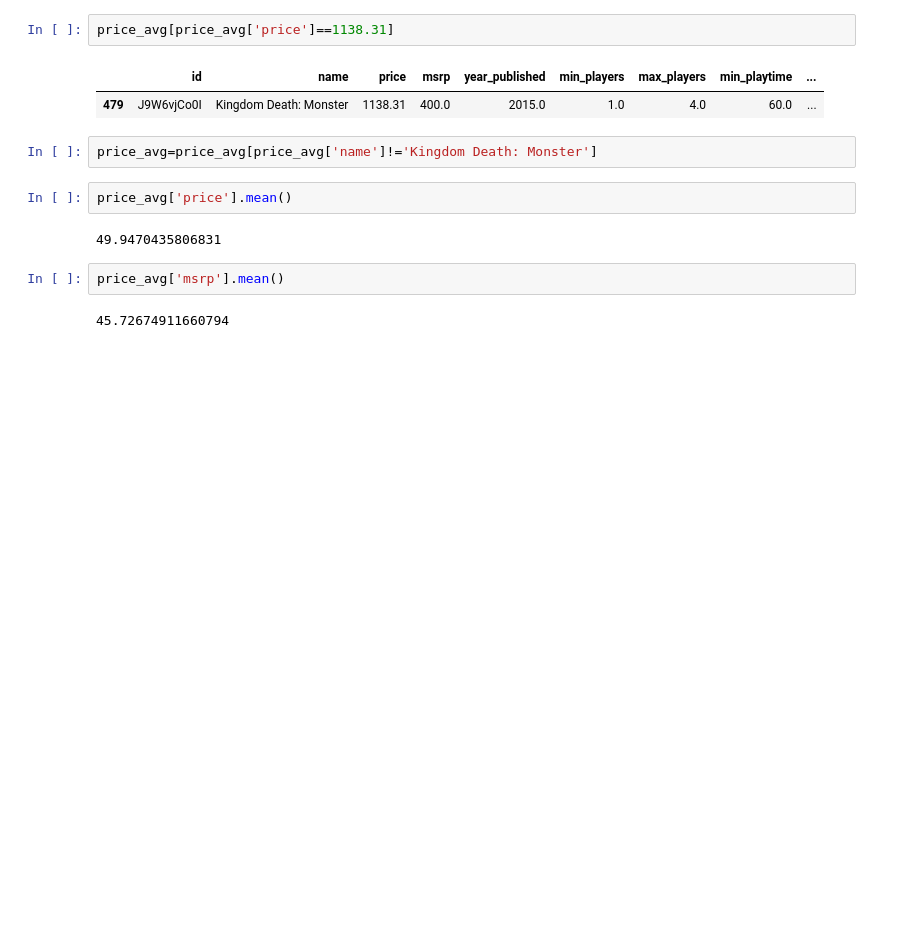
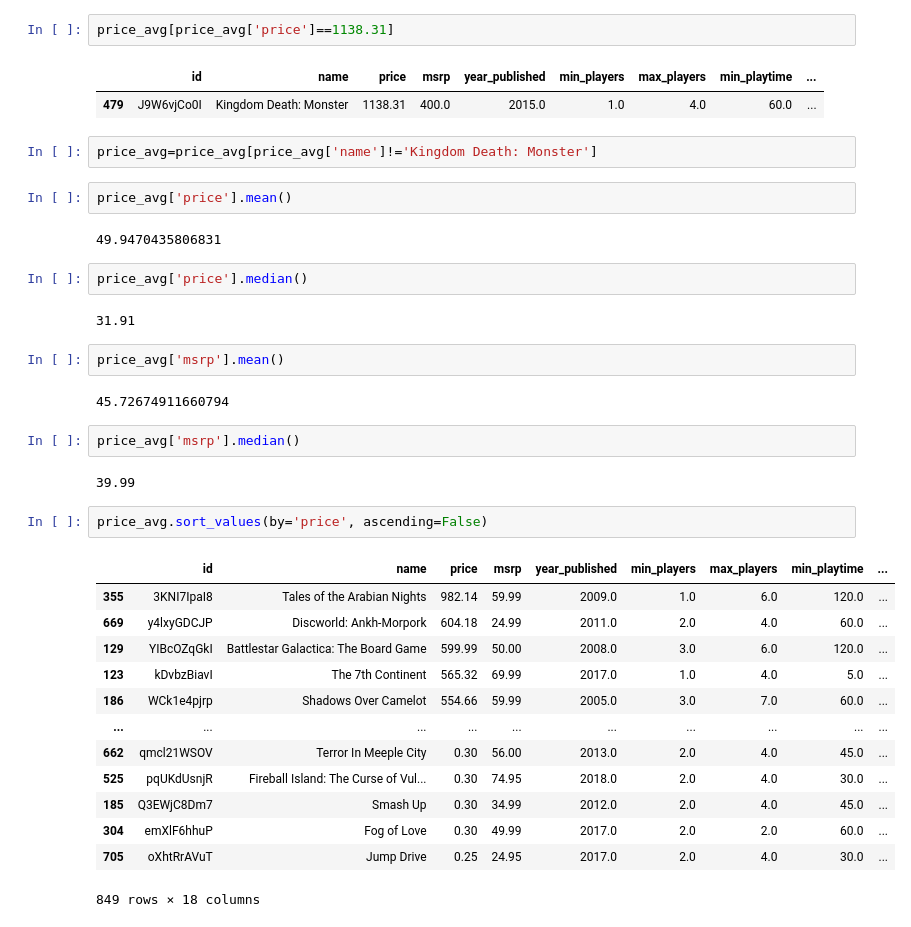
Before and after one commit to Andy-Jensen/board-game-project, a Jupyter notebook: Prepare.ipynb, the cells around one changed output. Cells and saved outputs as stored; diff of their text form; blank space fills up the shorter version.

```diff
--- a/Prepare.ipynb
+++ b/Prepare.ipynb
@@ -406,7 +406,31 @@ price_avg=price_avg[price_avg['name']!='Kingdom Death: Monster']
 price_avg['price'].mean()
 # %% [output]
 49.9470435806831
+# %%
+price_avg['price'].median()
+# %% [output]
+31.91
 # %%
 price_avg['msrp'].mean()
 # %% [output]
 45.72674911660794
+# %%
+price_avg['msrp'].median()
+# %% [output]
+39.99
+# %%
+price_avg.sort_values(by='price', ascending=False)
+# %% [output]
+|  | id | name | price | msrp | year_published | min_players | max_players | min_playtime | ... |
+| 355 | 3KNI7IpaI8 | Tales of the Arabian Nights | 982.14 | 59.99 | 2009.0 | 1.0 | 6.0 | 120.0 | ... |
+| 669 | y4lxyGDCJP | Discworld: Ankh-Morpork | 604.18 | 24.99 | 2011.0 | 2.0 | 4.0 | 60.0 | ... |
+| 129 | YIBcOZqGkI | Battlestar Galactica: The Board Game | 599.99 | 50.00 | 2008.0 | 3.0 | 6.0 | 120.0 | ... |
+| 123 | kDvbzBiavI | The 7th Continent | 565.32 | 69.99 | 2017.0 | 1.0 | 4.0 | 5.0 | ... |
+| 186 | WCk1e4pjrp | Shadows Over Camelot | 554.66 | 59.99 | 2005.0 | 3.0 | 7.0 | 60.0 | ... |
+| ... | ... | ... | ... | ... | ... | ... | ... | ... | ... |
+| 662 | qmcl21WSOV | Terror In Meeple City | 0.30 | 56.00 | 2013.0 | 2.0 | 4.0 | 45.0 | ... |
+| 525 | pqUKdUsnjR | Fireball Island: The Curse of Vul... | 0.30 | 74.95 | 2018.0 | 2.0 | 4.0 | 30.0 | ... |
+| 185 | Q3EWjC8Dm7 | Smash Up | 0.30 | 34.99 | 2012.0 | 2.0 | 4.0 | 45.0 | ... |
+| 304 | emXlF6hhuP | Fog of Love | 0.30 | 49.99 | 2017.0 | 2.0 | 2.0 | 60.0 | ... |
+| 705 | oXhtRrAVuT | Jump Drive | 0.25 | 24.95 | 2017.0 | 2.0 | 4.0 | 30.0 | ... |
+849 rows × 18 columns
```
Also changed, not shown: parts of 24 cells of this notebook.
